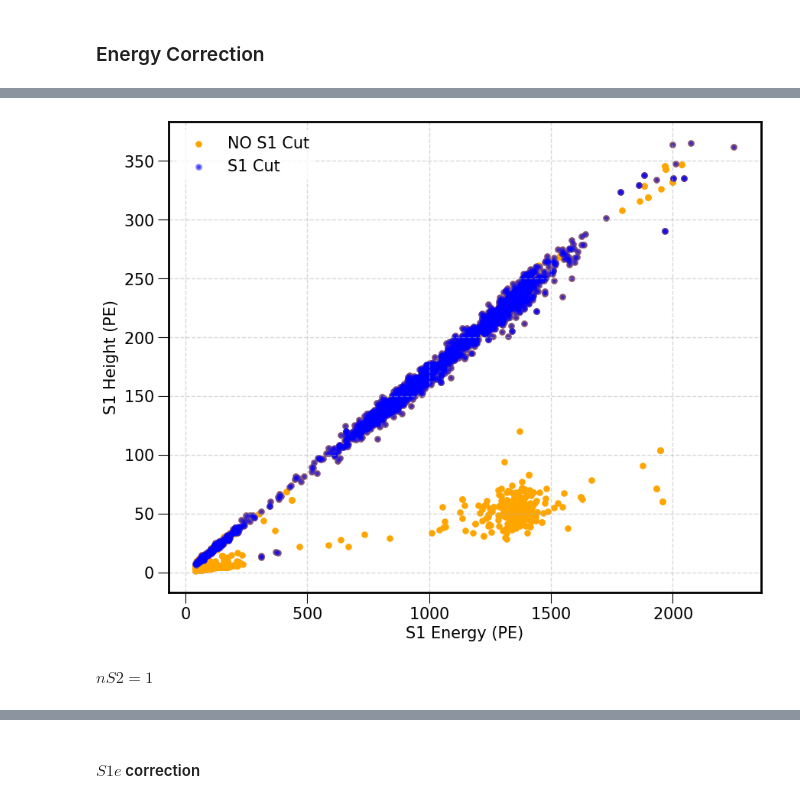
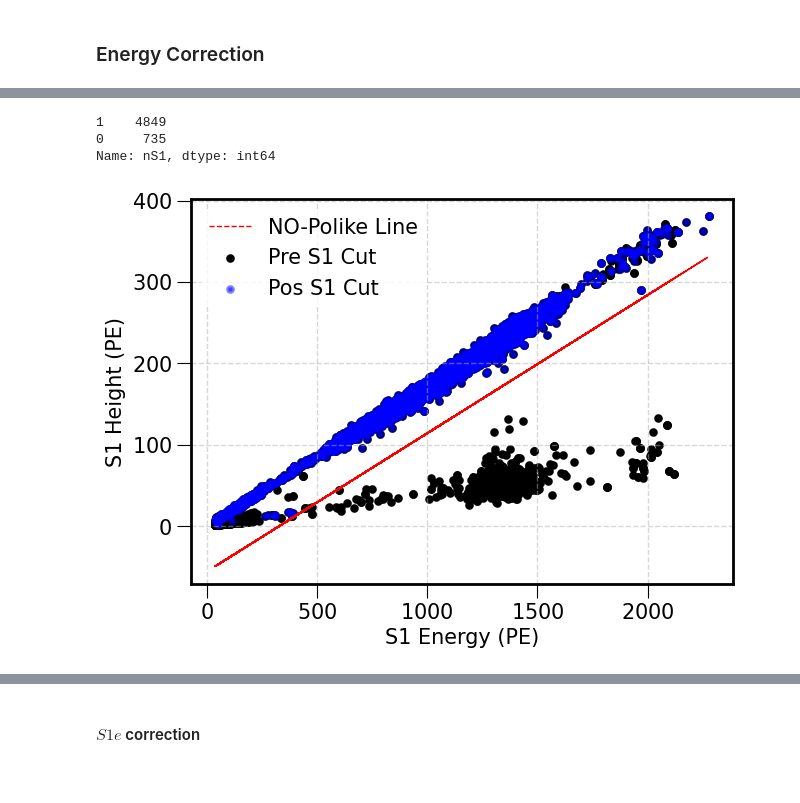
Before and after one commit to camacortespar/next-analysis, a Jupyter notebook: NEXT-100/Backgrounds/process_run_test.ipynb, the cells around one changed output, grey strips where cells are left out. Saved outputs shown, nothing was run; the diff lists cells and outputs as text; code cells hidden in the pictures.

Commit message:
New version of low-background runs processing: process, tag and select

```diff
--- a/NEXT-100/Backgrounds/process_run_test.ipynb
+++ b/NEXT-100/Backgrounds/process_run_test.ipynb
@@ -180,0 +185,18 @@ df_soph['Z'] = df_soph['DT'] * V_DRIFT                                  # Comput
+# %%
+# All dataframes to concatenate later
+all_doros = []
+all_sophs = []
+
+for filepath in files_to_process[:3]:
+    # Here we use all the columns, but they can be reduced if needed
+    file_doro = pd.read_hdf(filepath, key=DORO_KEY);    all_doros.append(file_doro)
+    file_soph = pd.read_hdf(filepath, key=SOPH_KEY);    all_sophs.append(file_soph)
+
+# Concatenate all dataframes
+df_doro = pd.concat(all_doros, ignore_index=True)
+df_soph = pd.concat(all_sophs, ignore_index=True)
+
+# Compute Z in [mm]
+df_soph.rename(columns={'Z': 'DT'}, inplace=True)
+df_soph['Z'] = df_soph['DT'] * V_DRIFT
+print(f"Run {RUN_NUMBER}: {df_soph['event'].nunique()} events loaded.")
@@ -180,0 +213,5 @@ df_soph['Z'] = df_soph['DT'] * V_DRIFT                                  # Comput
+# %%
+reco_ids = df_soph['event'].unique()
+events_with_negative_z_hits = df_soph.loc[df_soph['Z'] < 0, 'event'].unique()
+events_with_positive_z_hits = np.setdiff1d(reco_ids, events_with_negative_z_hits)
+Z_pos_doro_df, Z_pos_soph_df = bf.apply_cut_and_update(df_doro, df_soph, event_ids=events_with_positive_z_hits)
@@ -181,4 +243,5 @@ df_soph['Z'] = df_soph['DT'] * V_DRIFT                                  # Comput
 # %% [markdown]
 ### Energy Correction
 # %%
-df_soph = bf.correct_energy_by_map(df_soph, read_maps(KR_PATH))
+# Apply Kr correction & clean negative/NaN values
+corr_soph = bf.correct_energy_by_map(df_soph, read_maps(KR_PATH))
@@ -216,0 +283,5 @@ df_soph = bf.correct_energy_by_map(df_soph, read_maps(KR_PATH))
+# %%
+# Update dataframes
+after_energy_correction_ids = corr_soph['event'].unique()
+df_doro, df_soph = bf.apply_cut_and_update(df_doro, df_soph, event_ids=after_energy_correction_ids)
+print(f"After Kr energy correction: {df_soph['event'].nunique()} events.")
@@ -265,10 +297,18 @@ plt.show()
+# %%
+S1_doro_df['nS1'].value_counts()
+# %% [output]
+1    4849
+0     735
+Name: nS1, dtype: int64
 # %%
-plt.scatter(Z_pos_doro_df['S1e'], Z_pos_doro_df['S1h'], alpha=1.0, s=10, c='orange', label='NO S1 Cut')
-plt.scatter(S1_doro_df['S1e'], S1_doro_df['S1h'], alpha=0.5, s=10, c='blue', label='S1 Cut')
+plt.figure(figsize=(7, 5))
+plt.scatter(df_doro['S1e'], df_doro['S1h'], alpha=1.0, s=10, c='black', label='Pre S1 Cut')
+plt.scatter(S1_doro_df['S1e'], S1_doro_df['S1h'], alpha=0.5, s=10, c='blue', label='Pos S1 Cut')
+plt.plot(df_doro['S1e'], M_NOPOLIKE * df_doro['S1e'] + B_NOPOLIKE, c='red', ls='--', lw=1.0, label='NO-Polike Line')
 plt.xlabel('S1 Energy (PE)')
 plt.ylabel('S1 Height (PE)')
 plt.legend()
 plt.grid(True)
 plt.show()
 # %% [output]
-[figure, old version]
+[figure, new version]
@@ -278,2 +314,0 @@ df_soph = S1_soph_df.copy()
-# %% [markdown]
-$nS2=1$
```
Also changed, not shown: parts of 142 cells of this notebook, 1 other file.
